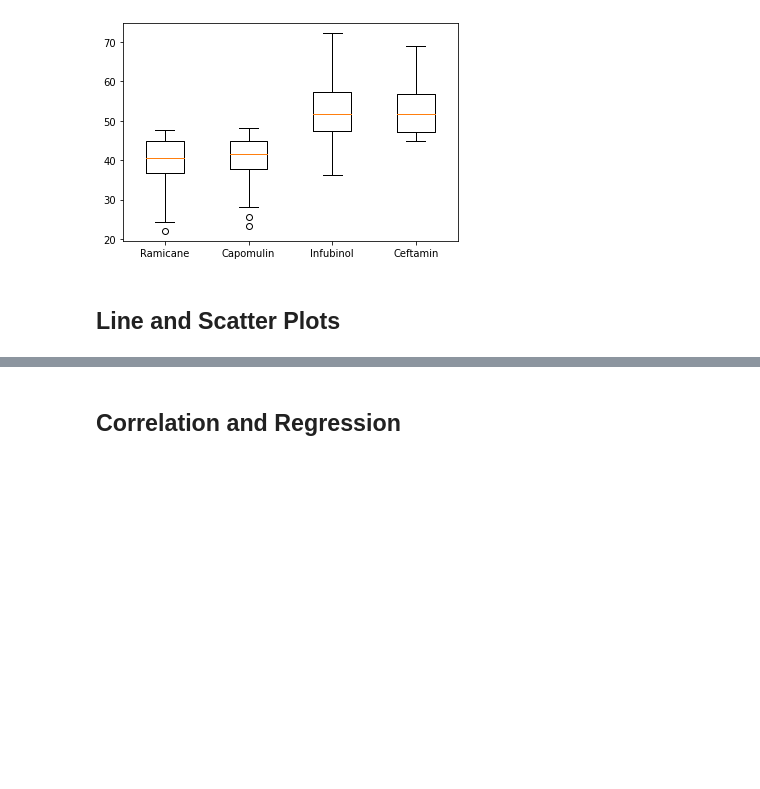
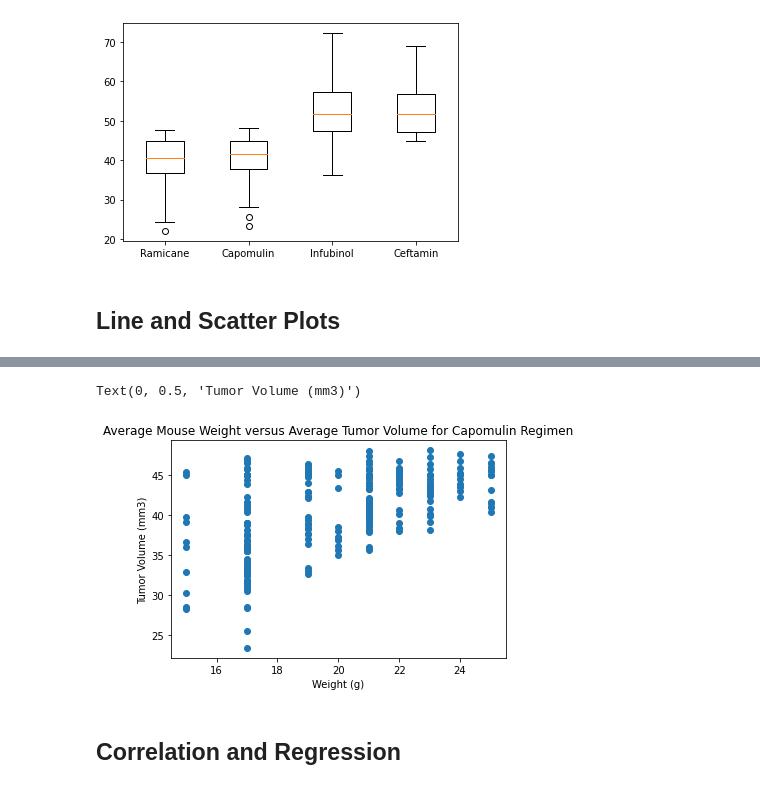
Before and after one commit to Brack1345/matplotlib_challenge, a Jupyter notebook: pymaceuticals_starter.ipynb, the cells around one changed output, grey strips where cells are left out. Drawn from its saved outputs; the diff is of its cells as text; code cells hidden in the pictures; blank space fills up the shorter version.

```diff
--- a/pymaceuticals_starter.ipynb
+++ b/pymaceuticals_starter.ipynb
@@ -368,2 +440,4 @@ plt.boxplot([ramicane, capomulin, infubinol, ceftamin], labels=treatment_list)
 # %%
-# Generate a line plot of tumor volume vs. time point for a mouse treated with Capomulin
+# Generate a scatter plot of average tumor volume vs. mouse weight for the Capomulin regimen
+mouse_weight_capomulin = combined_df.loc[combined_df["Drug Regimen"] == "Capomulin"]
+mouse_weight_capomulin.head()
@@ -372,2 +451,12 @@ plt.boxplot([ramicane, capomulin, infubinol, ceftamin], labels=treatment_list)
+# %%
+mouse_weight = mouse_weight_capomulin["Weight (g)"]
+tumor_volume = mouse_weight_capomulin["Tumor Volume (mm3)"]
+plt.scatter(mouse_weight, tumor_volume)
+plt.title("Average Mouse Weight versus Average Tumor Volume for Capomulin Regimen")
+plt.xlabel("Weight (g)")
+plt.ylabel("Tumor Volume (mm3)")
+# %% [output]
+Text(0, 0.5, 'Tumor Volume (mm3)')
+[figure, added]
 # %% [markdown]
 ## Correlation and Regression
```
Also changed, not shown: parts of 9 cells of this notebook.
